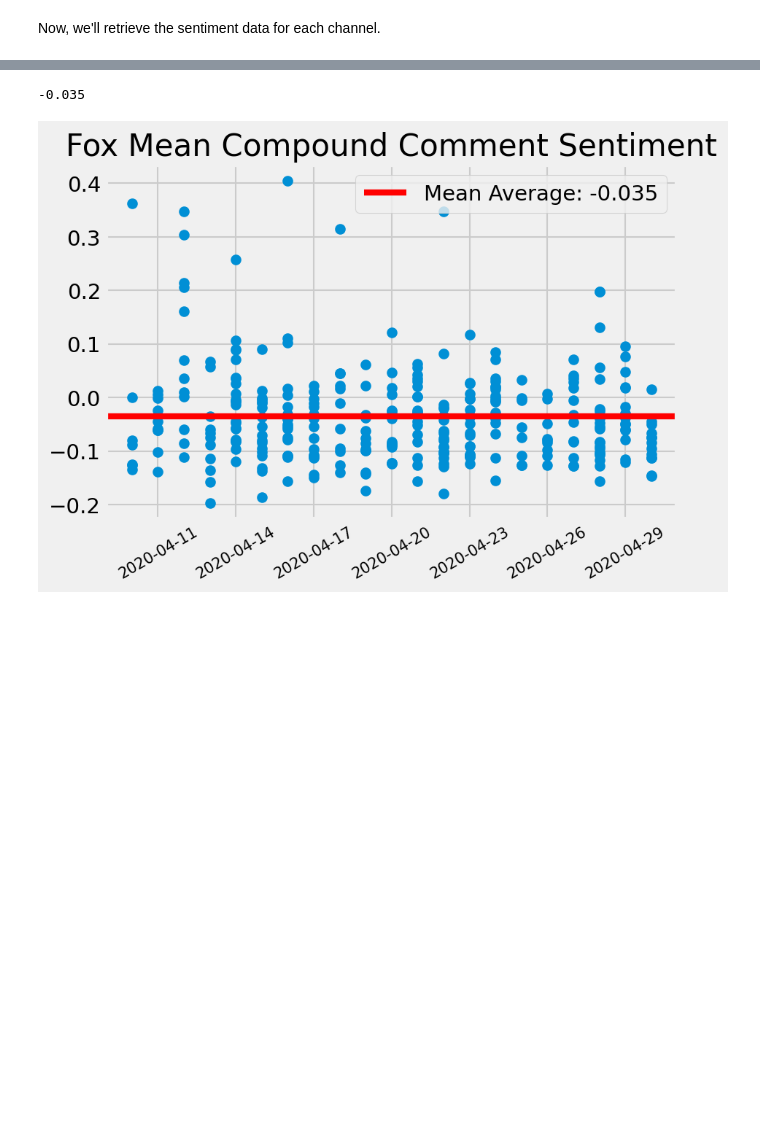
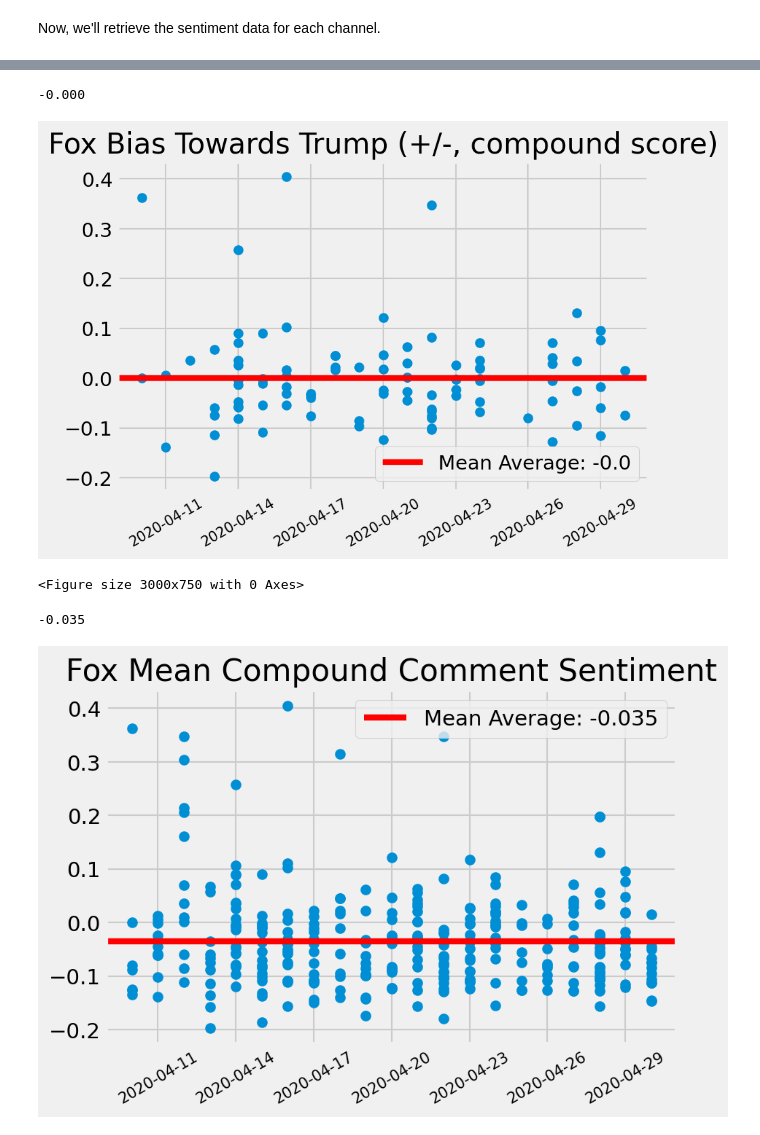
Before and after one commit to JaredRPrior/Youtube-Data-API, a Jupyter notebook: youtube-data-api(most recent).ipynb, the cells around one changed output, grey strips where cells are left out. Drawn from its saved outputs; the diff is of its cells as text; code cells hidden in the pictures; blank space fills up the shorter version.

```diff
--- a/youtube-data-api(most recent).ipynb
+++ b/youtube-data-api(most recent).ipynb
@@ -321,2 +352,2 @@ cnn_pos, cnn_neg, cnn_comp = analyse_channel(processed_cnn_data)
 # %%
-fox_pos, fox_neg, fox_comp = analyse_channel(processed_fox_data)
+fox_pos, fox_neg, fox_comp, fox_dates = analyse_channel_by_keyword(processed_fox_data, "Trump")
@@ -329,3 +362,9 @@ plot_data(cnn_comp,processed_cnn_data[4], "CNN Mean Compound Comment Sentiment")
+# %%
+plot_data(fox_comp,fox_dates, "Fox Bias Towards Trump (+/-, compound score)")
+# %% [output]
+-0.000
+[figure, added]
+<Figure size 3000x750 with 0 Axes>
 # %%
 plot_data(fox_comp,processed_fox_data[4], "Fox Mean Compound Comment Sentiment")
 # %% [output]
```
Also changed, not shown: parts of 10 cells of this notebook.
